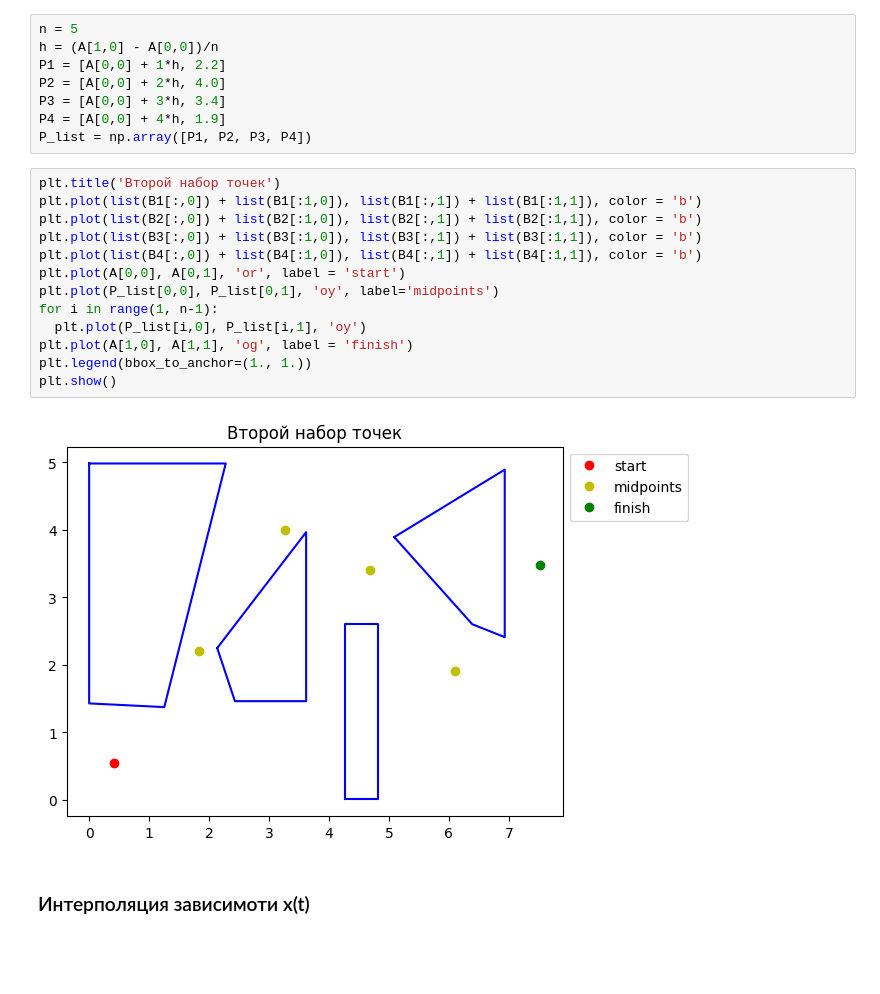
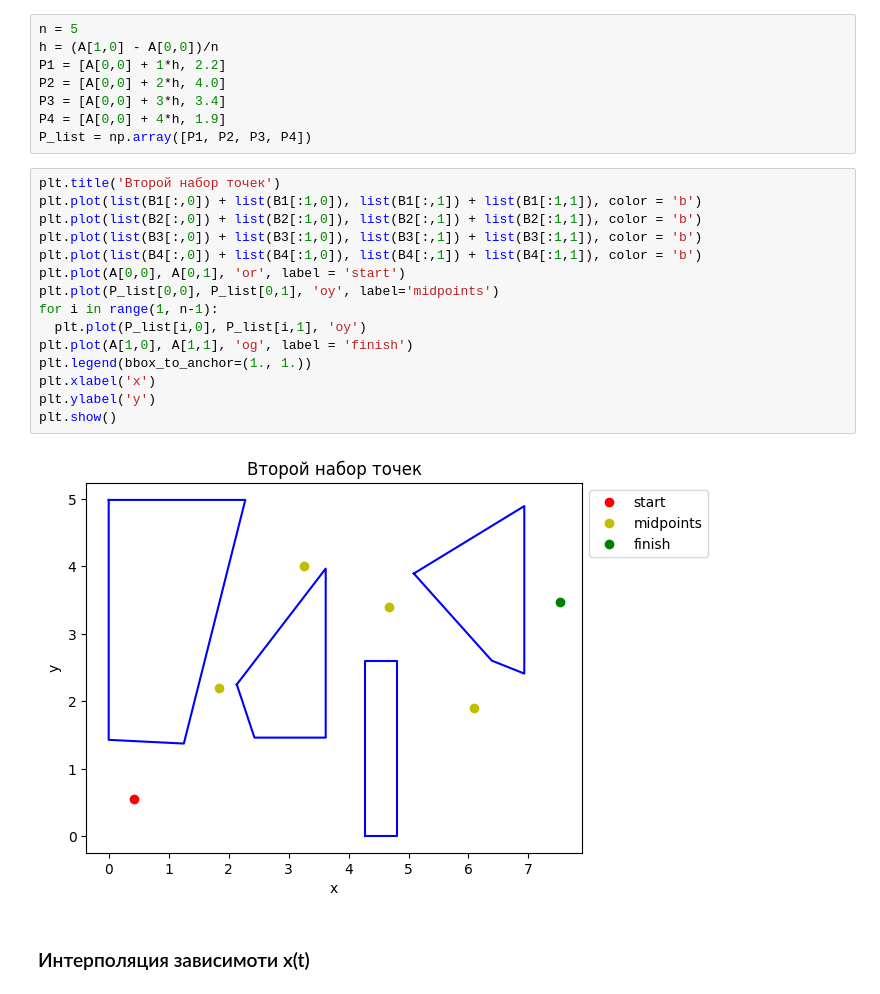
Before and after one commit to FKz11/study_mpei, a Jupyter notebook: vm_idz1.ipynb, the cells around one changed output. Saved outputs shown, nothing was run; the diff lists cells and outputs as text; blank space fills up the shorter version.

```diff
--- a/vm_idz1.ipynb
+++ b/vm_idz1.ipynb
@@ -292,18 +290,20 @@ P_list = np.array([P1, P2, P3, P4])
 # %%
 plt.title('Второй набор точек')
 plt.plot(list(B1[:,0]) + list(B1[:1,0]), list(B1[:,1]) + list(B1[:1,1]), color = 'b')
 plt.plot(list(B2[:,0]) + list(B2[:1,0]), list(B2[:,1]) + list(B2[:1,1]), color = 'b')
 plt.plot(list(B3[:,0]) + list(B3[:1,0]), list(B3[:,1]) + list(B3[:1,1]), color = 'b')
 plt.plot(list(B4[:,0]) + list(B4[:1,0]), list(B4[:,1]) + list(B4[:1,1]), color = 'b')
 plt.plot(A[0,0], A[0,1], 'or', label = 'start')
 plt.plot(P_list[0,0], P_list[0,1], 'oy', label='midpoints')
 for i in range(1, n-1):
   plt.plot(P_list[i,0], P_list[i,1], 'oy')
 plt.plot(A[1,0], A[1,1], 'og', label = 'finish')
 plt.legend(bbox_to_anchor=(1., 1.))
+plt.xlabel('x')
+plt.ylabel('y')
 plt.show()
 # %% [output]
-[figure, old version]
+[figure, new version]
 # %% [markdown]
 ### Интерполяция зависимоти x(t)
 # %%
```
Also changed, not shown: parts of 9 cells of this notebook.
